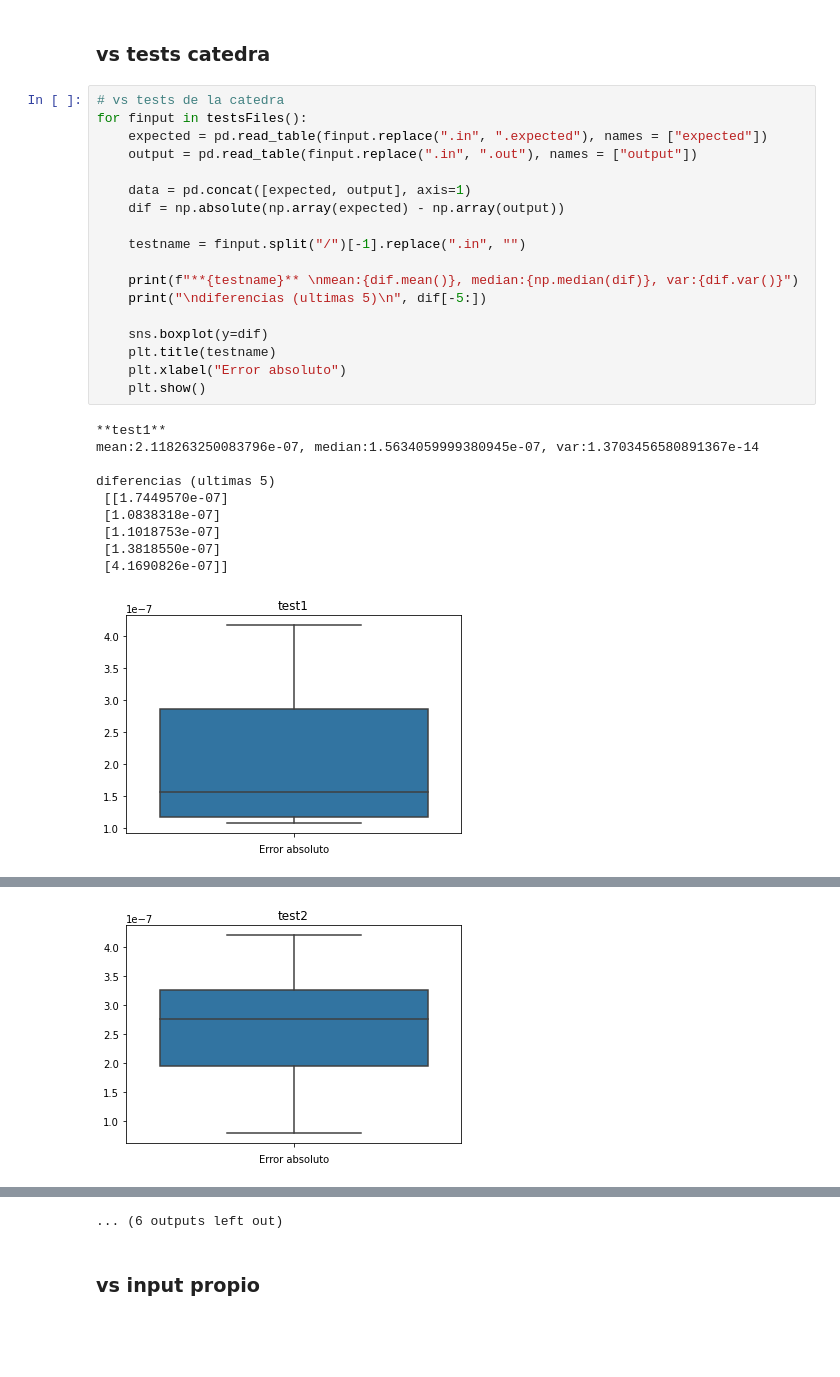
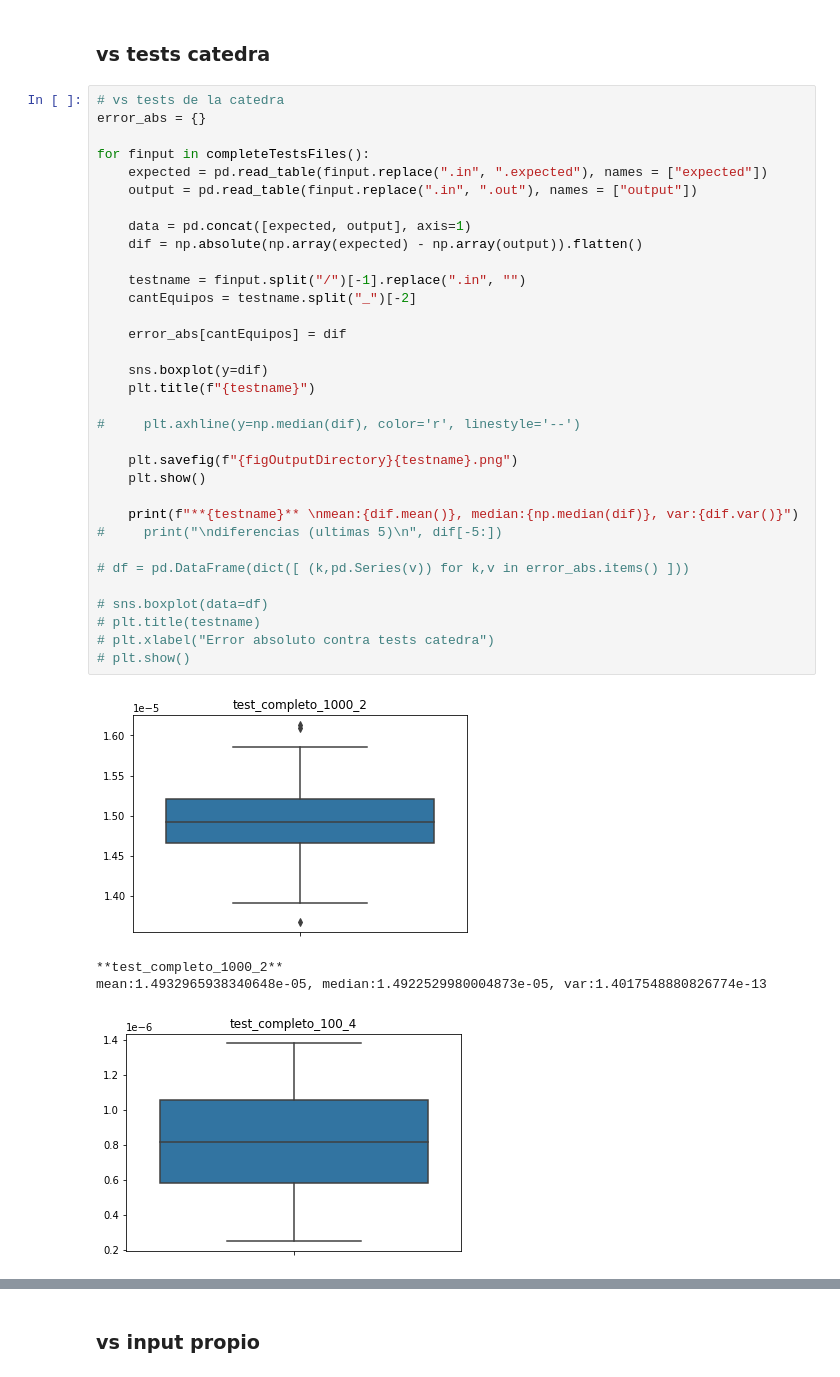
Before and after one commit to fzanollo/metodos-num, a Jupyter notebook: tp1/src/tp1mn.ipynb, the cells around one changed output, grey strips where cells are left out. Drawn from its saved outputs; the diff is of its cells as text; blank space fills up the shorter version.

```diff
--- a/tp1/src/tp1mn.ipynb
+++ b/tp1/src/tp1mn.ipynb
@@ -143,30 +149,39 @@ data
 ### vs tests catedra
 # %%
 # vs tests de la catedra
-for finput in testsFiles():
+error_abs = {}
+
+for finput in completeTestsFiles():
     expected = pd.read_table(finput.replace(".in", ".expected"), names = ["expected"])
     output = pd.read_table(finput.replace(".in", ".out"), names = ["output"])
 
     data = pd.concat([expected, output], axis=1)
-    dif = np.absolute(np.array(expected) - np.array(output))
+    dif = np.absolute(np.array(expected) - np.array(output)).flatten()
 
     testname = finput.split("/")[-1].replace(".in", "")
+    cantEquipos = testname.split("_")[-2]
+
+    error_abs[cantEquipos] = dif
+
+    sns.boxplot(y=dif)
+    plt.title(f"{testname}")
+
+#     plt.axhline(y=np.median(dif), color='r', linestyle='--')
+
+    plt.savefig(f"{figOutputDirectory}{testname}.png")
+    plt.show()
 
     print(f"**{testname}** \nmean:{dif.mean()}, median:{np.median(dif)}, var:{dif.var()}")
-    print("\ndiferencias (ultimas 5)\n", dif[-5:])
+#     print("\ndiferencias (ultimas 5)\n", dif[-5:])
 
-    sns.boxplot(y=dif)
-    plt.title(testname)
-    plt.xlabel("Error absoluto")
-    plt.show()
+# df = pd.DataFrame(dict([ (k,pd.Series(v)) for k,v in error_abs.items() ]))
+
+# sns.boxplot(data=df)
+# plt.title(testname)
+# plt.xlabel("Error absoluto contra tests catedra")
+# plt.show()
 # %% [output]
+[figure, new version]
-**test1**
-mean:2.118263250083796e-07, median:1.5634059999380945e-07, var:1.3703456580891367e-14
-
-diferencias (ultimas 5)
- [[1.7449570e-07]
- [1.0838318e-07]
- [1.1018753e-07]
- [1.3818550e-07]
- [4.1690826e-07]]
+**test_completo_1000_2**
+mean:1.4932965938340648e-05, median:1.4922529980004873e-05, var:1.4017548880826774e-13
-[figure, old version]
+[figure, new version]
@@ -182 +189,0 @@ diferencias (ultimas 5)
-[figure, old version]
@@ -223,4 +199,3 @@ diferencias (ultimas 5)
-... (6 outputs left out)
 # %% [markdown]
 ### vs input propio
 # %%
```
Also changed, not shown: parts of 9 cells of this notebook, 16 other files.
